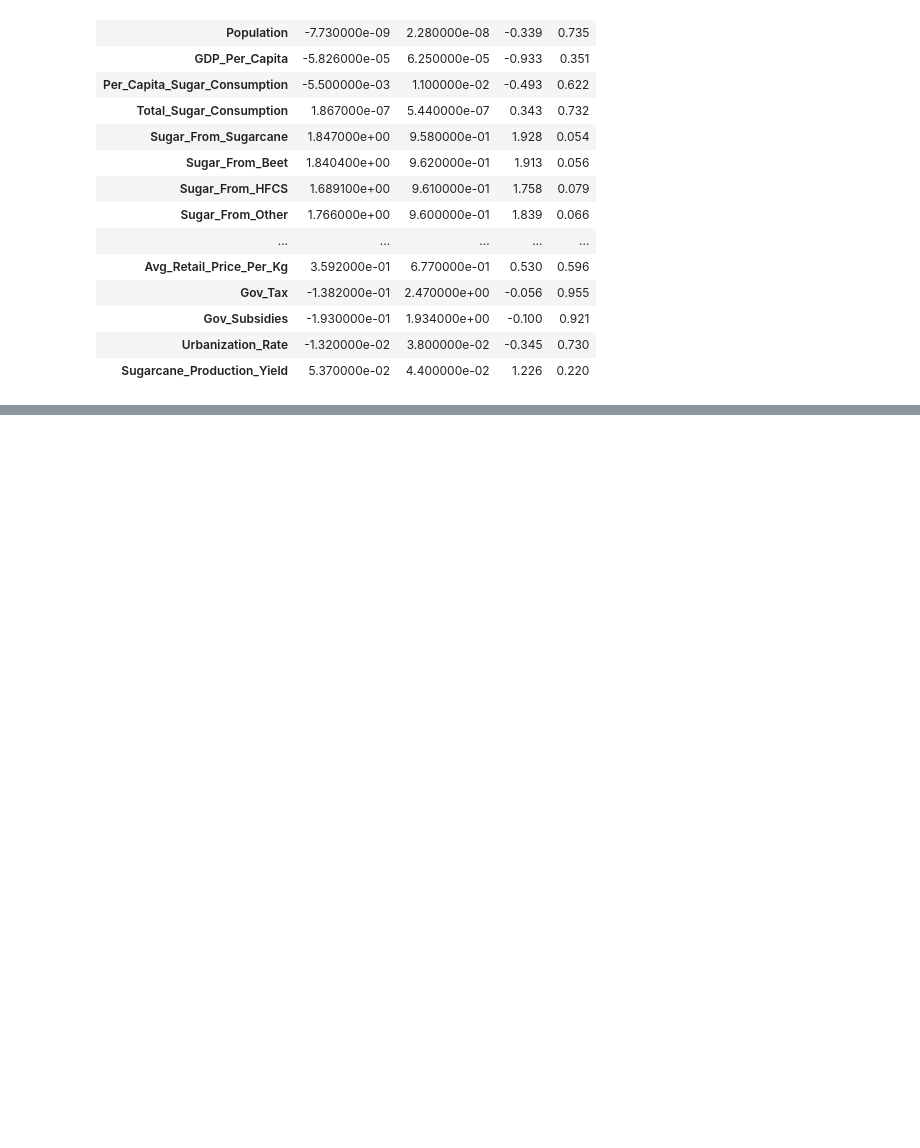
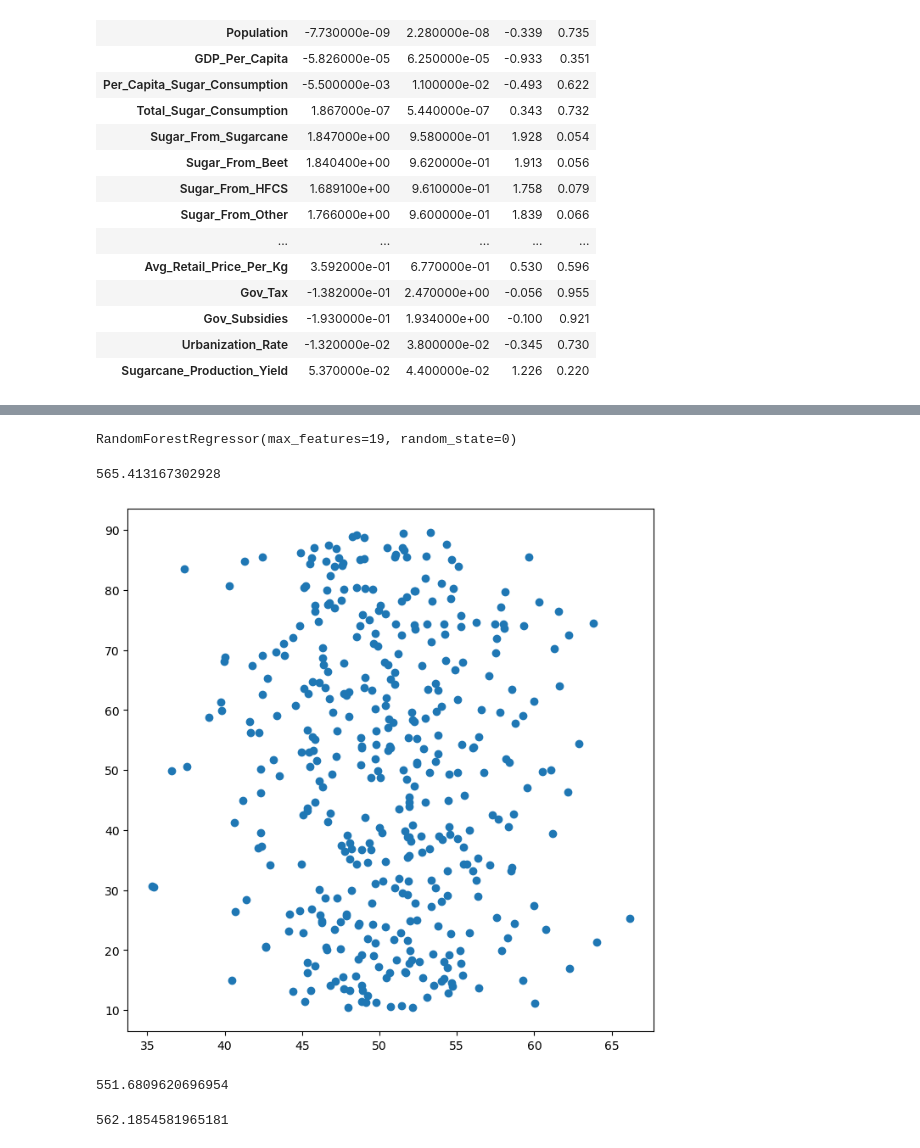
Before and after one commit to TanyaCST/CSC293_Final_project, a Jupyter notebook: sugar1.ipynb, the cells around one changed output, grey strips where cells are left out. Cells and saved outputs as stored; diff of their text form; code cells hidden in the pictures; blank space fills up the shorter version.

```diff
--- a/sugar1.ipynb
+++ b/sugar1.ipynb
@@ -257,0 +323,27 @@ summarize(results_p)
+# %%
+bag_sugar = RF(max_features=x_train.shape[1], random_state=0)
+bag_sugar.fit(x_train, y_train)
+# %% [output]
+RandomForestRegressor(max_features=19, random_state=0)
+# %%
+ax = subplots(figsize=(8,8))[1]
+y_hat_bag = bag_sugar.predict(x_test)
+ax.scatter(y_hat_bag, y_test)
+np.mean((y_test - y_hat_bag)**2)
+# %% [output]
+565.413167302928
+[figure, added]
+# %%
+bag_sugar = RF(max_features=x_train.shape[1], n_estimators=500,random_state=0).fit(x_train, y_train)
+y_hat_bag = bag_sugar.predict(x_test)
+np.mean((y_test - y_hat_bag)**2)
+# %% [output]
+551.6809620696954
+# %%
+#random forests
+RF_sugar = RF(max_features=6,
+              random_state=0).fit(x_train,y_train)
+y_hat_RF = RF_sugar.predict(x_test)
+np.mean((y_test - y_hat_RF)**2)
+# %% [output]
+562.1854581965181
```
Also changed, not shown: parts of 11 cells of this notebook.
